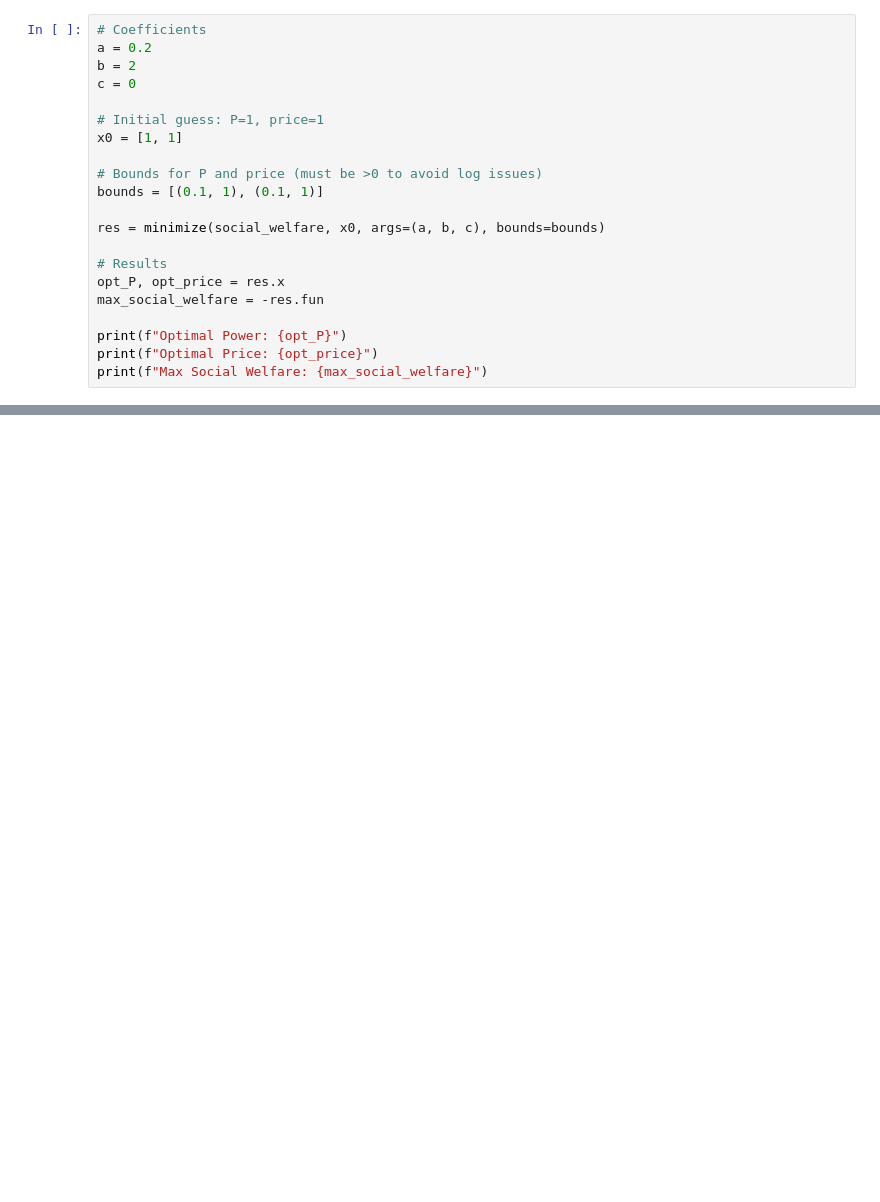
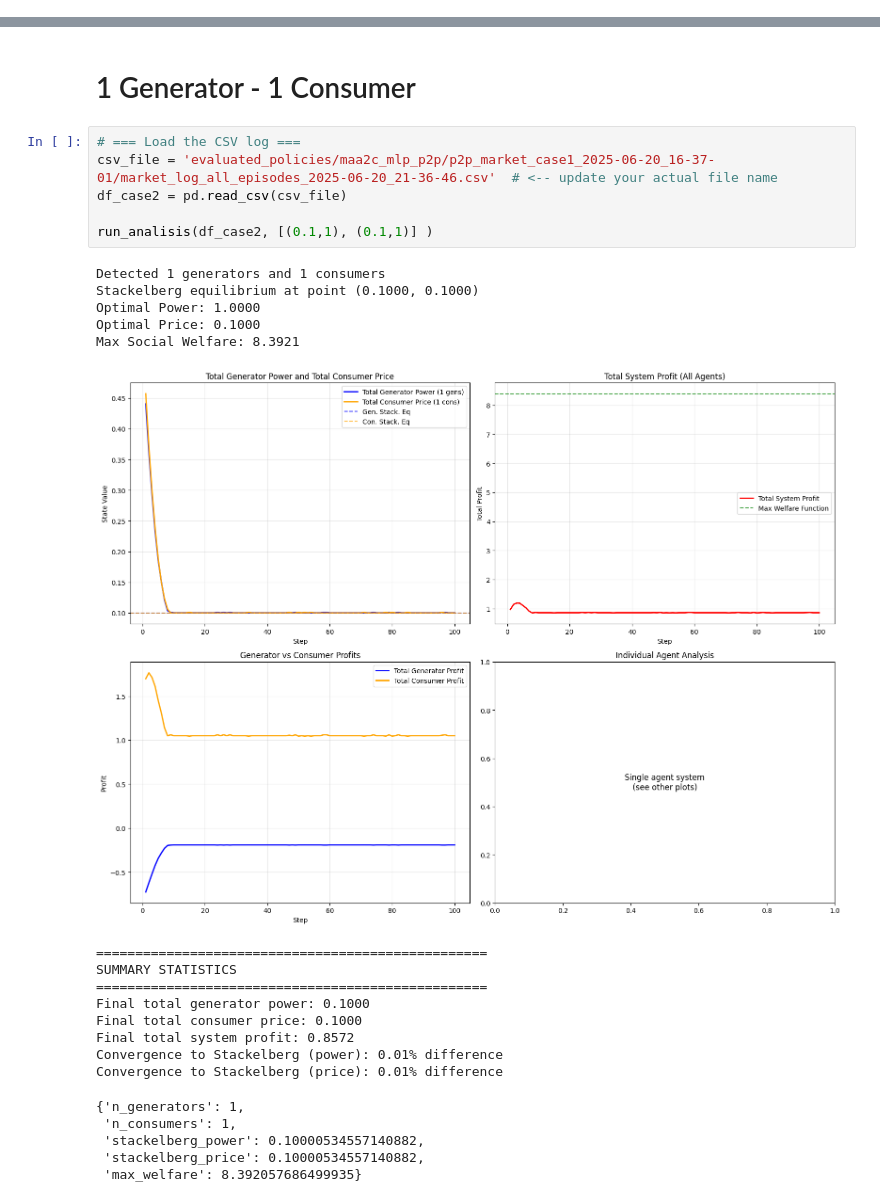
Before and after one commit to juanpabmedina/master_thesis, a Jupyter notebook: marllib_docker/energy_game_project/max_functions.ipynb, the cells around one changed output, grey strips where cells are left out. Saved outputs shown, nothing was run; the diff lists cells and outputs as text; blank space fills up the shorter version.

```diff
--- a/marllib_docker/energy_game_project/max_functions.ipynb
+++ b/marllib_docker/energy_game_project/max_functions.ipynb
@@ -24,21 +5,0 @@ def social_welfare(x, a, b, c, epsilon=1e-8):
-# %%
-# Coefficients
-a = 0.2
-b = 2
-c = 0
-
-# Initial guess: P=1, price=1
-x0 = [1, 1]
-
-# Bounds for P and price (must be >0 to avoid log issues)
-bounds = [(0.1, 1), (0.1, 1)]
-
-res = minimize(social_welfare, x0, args=(a, b, c), bounds=bounds)
-
-# Results
-opt_P, opt_price = res.x
-max_social_welfare = -res.fun
-
-print(f"Optimal Power: {opt_P}")
-print(f"Optimal Price: {opt_price}")
-print(f"Max Social Welfare: {max_social_welfare}")
@@ -48,0 +213,28 @@ Max Social Welfare: 8.392057686499935
+# %% [markdown]
+# 1 Generator - 1 Consumer
+# %%
+# === Load the CSV log ===
+csv_file = 'evaluated_policies/maa2c_mlp_p2p/p2p_market_case1_2025-06-20_16-37-01/market_log_all_episodes_2025-06-20_21-36-46.csv'  # <-- update your actual file name
+df_case2 = pd.read_csv(csv_file)
+
+run_analisis(df_case2, [(0.1,1), (0.1,1)] )
+# %% [output]
+Detected 1 generators and 1 consumers
+Stackelberg equilibrium at point (0.1000, 0.1000)
+Optimal Power: 1.0000
+Optimal Price: 0.1000
+Max Social Welfare: 8.3921
+[figure, added]
+==================================================
+SUMMARY STATISTICS
+==================================================
+Final total generator power: 0.1000
+Final total consumer price: 0.1000
+Final total system profit: 0.8572
+Convergence to Stackelberg (power): 0.01% difference
+Convergence to Stackelberg (price): 0.01% difference
+{'n_generators': 1,
+ 'n_consumers': 1,
+ 'stackelberg_power': 0.10000534557140882,
+ 'stackelberg_price': 0.10000534557140882,
+ 'max_welfare': 8.392057686499935}
```
Also changed, not shown: parts of 19 cells of this notebook, 9 other files.
